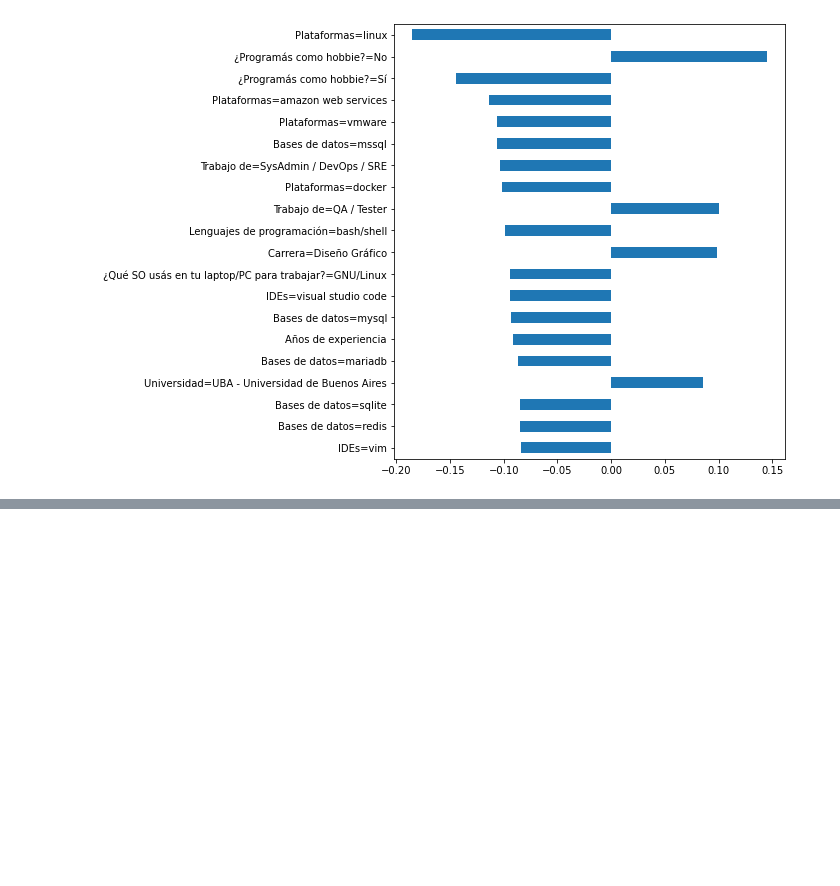
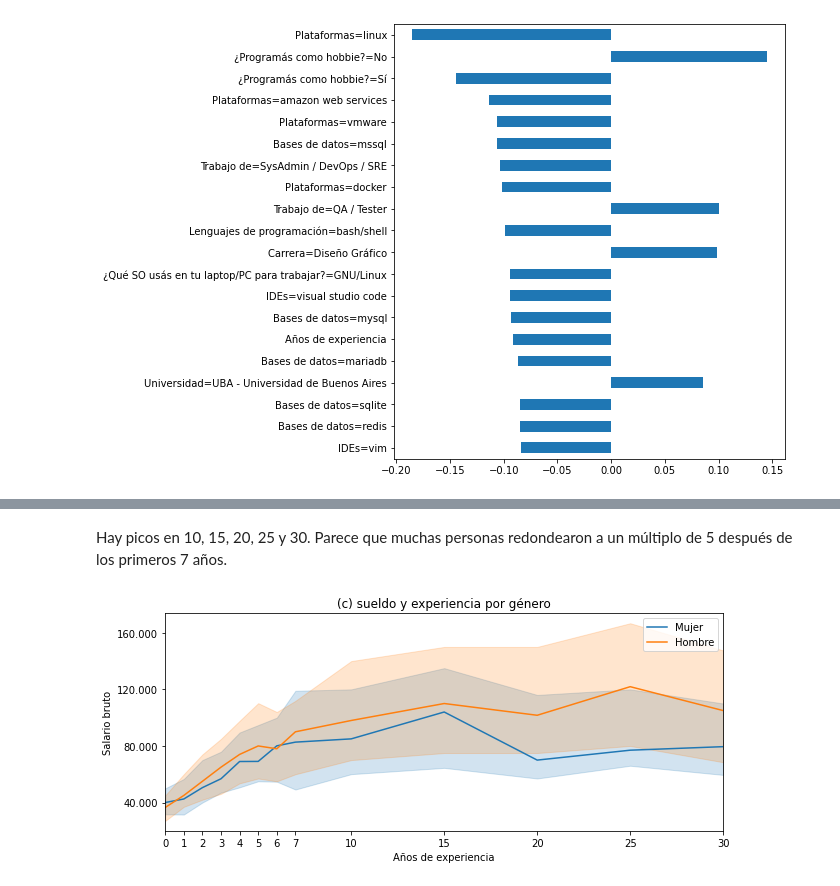
Before and after one commit to seppo0010/sysarmy-sueldos-2020.1, a Jupyter notebook: notebook/Brecha de género.ipynb, the cells around one changed output, grey strips where cells are left out. Drawn from its saved outputs; the diff is of its cells as text; code cells hidden in the pictures; blank space fills up the shorter version.

```diff
--- a/notebook/Brecha de género.ipynb
+++ b/notebook/Brecha de género.ipynb
@@ -1009,0 +1020,23 @@ df_corr = df_corr.sort_values('sort')['Mujer'].drop('Mujer').tail(20).rename(lam
+# %% [markdown]
+Hay picos en 10, 15, 20, 25 y 30. Parece que muchas personas redondearon a un múltiplo de 5 después de los primeros 7 años.
+# %%
+df['exp_round'] = df['Años de experiencia'].apply(lambda x: math.floor(x if x <= 7 else (5 * (x // 5))))
+_, ax = plt.subplots(1, 1, figsize=(10, 4))
+ax.set_xlim(0, 30)
+rang = [0, 1, 2, 3, 4, 5, 6, 7, 10, 15, 20, 25, 30]
+ax.set_xticks(rang)
+w = df[(df['Me identifico'] == 'Mujer') & (df['Años de experiencia'] < 33)].groupby('exp_round')['Salario mensual BRUTO (en tu moneda local)']
+m = df[(df['Me identifico'] == 'Hombre') & (df['Años de experiencia'] < 33)].groupby('exp_round')['Salario mensual BRUTO (en tu moneda local)']
+ax.plot(w.median())
+ax.plot(m.median())
+ax.legend(['Mujer', 'Hombre', ])
+ax.set_title('(c) sueldo y experiencia por género')
+ax.set_yticks([160000, 120000, 80000, 40000])
+ax.set_yticklabels(['160.000', '120.000', '80.000', '40.000'])
+ax.fill_between(rang, w.quantile(0.25), w.quantile(0.75), color=cm + '33')
+ax.fill_between(rang, m.quantile(0.25), m.quantile(0.75), color=ch + '33')
+ax.set_ylabel('Salario bruto')
+ax.set_xlabel('Años de experiencia')
+None;
+# %% [output]
+[figure, added]
```
Also changed, not shown: parts of 3 cells of this notebook, 3 other files.
